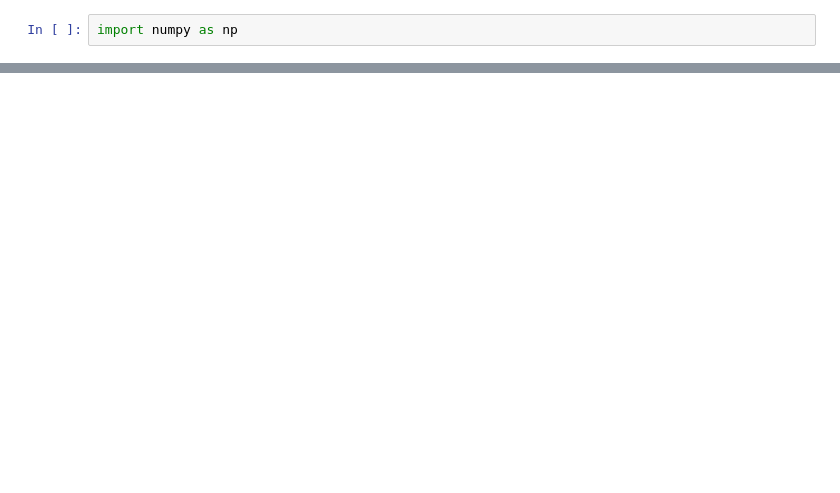
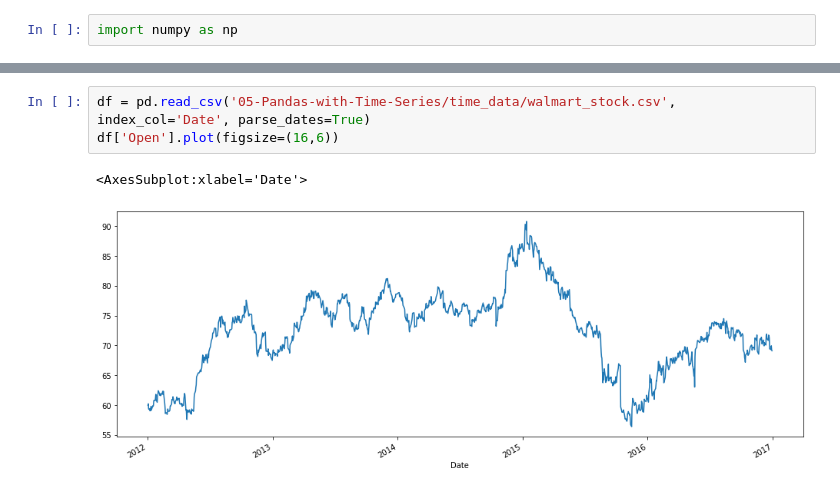
Before and after one commit to RobsonRamos/PythonForFinance, a Jupyter notebook: Untitled1.ipynb, the cells around one changed output, grey strips where cells are left out. Cells and saved outputs as stored; diff of their text form; blank space fills up the shorter version.

```diff
--- a/Untitled1.ipynb
+++ b/Untitled1.ipynb
@@ -20,0 +104,6 @@ np.fi
+# %%
+df = pd.read_csv('05-Pandas-with-Time-Series/time_data/walmart_stock.csv', index_col='Date', parse_dates=True)
+df['Open'].plot(figsize=(16,6))
+# %% [output]
+<AxesSubplot:xlabel='Date'>
+[figure, added]
```
Also changed, not shown: parts of 23 cells of this notebook, 3 other files.
